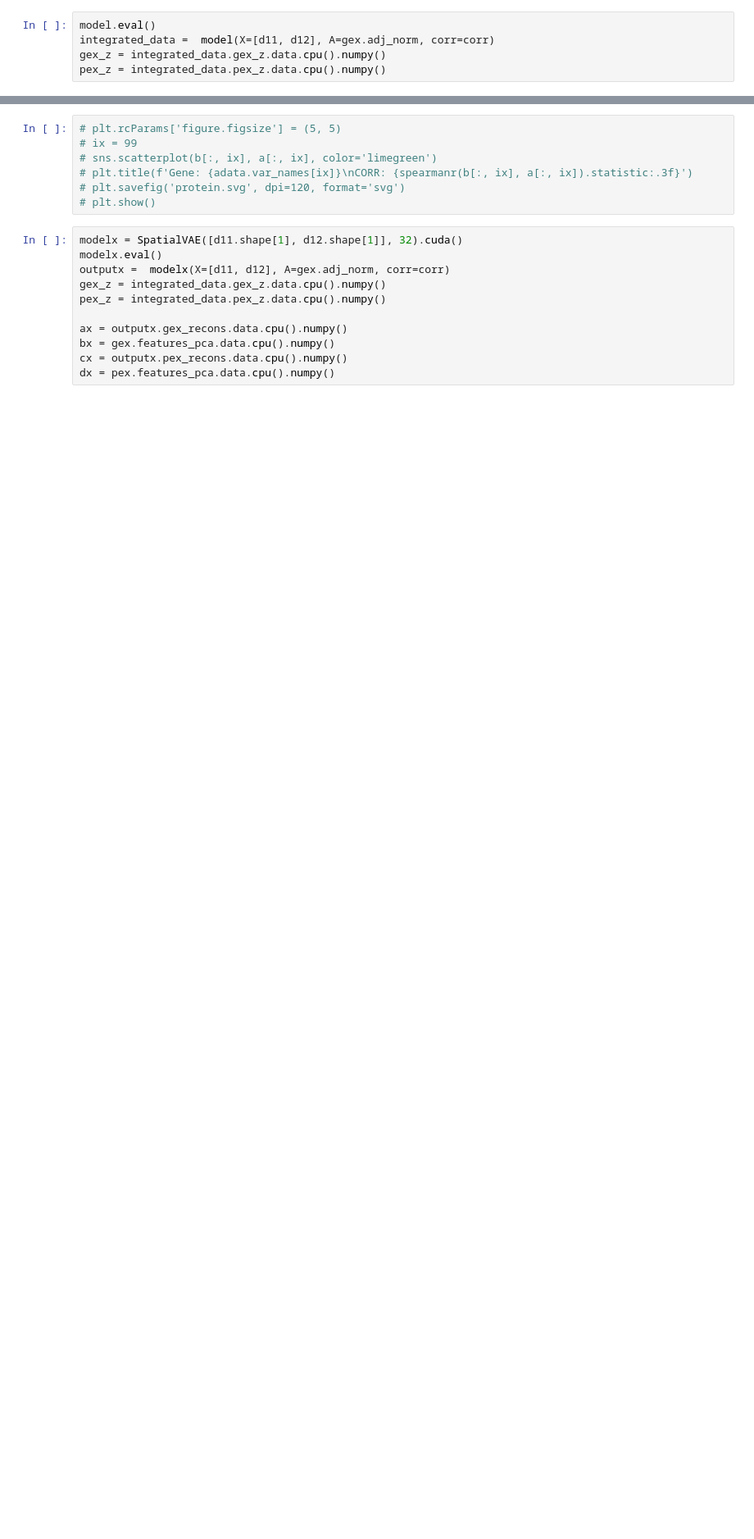
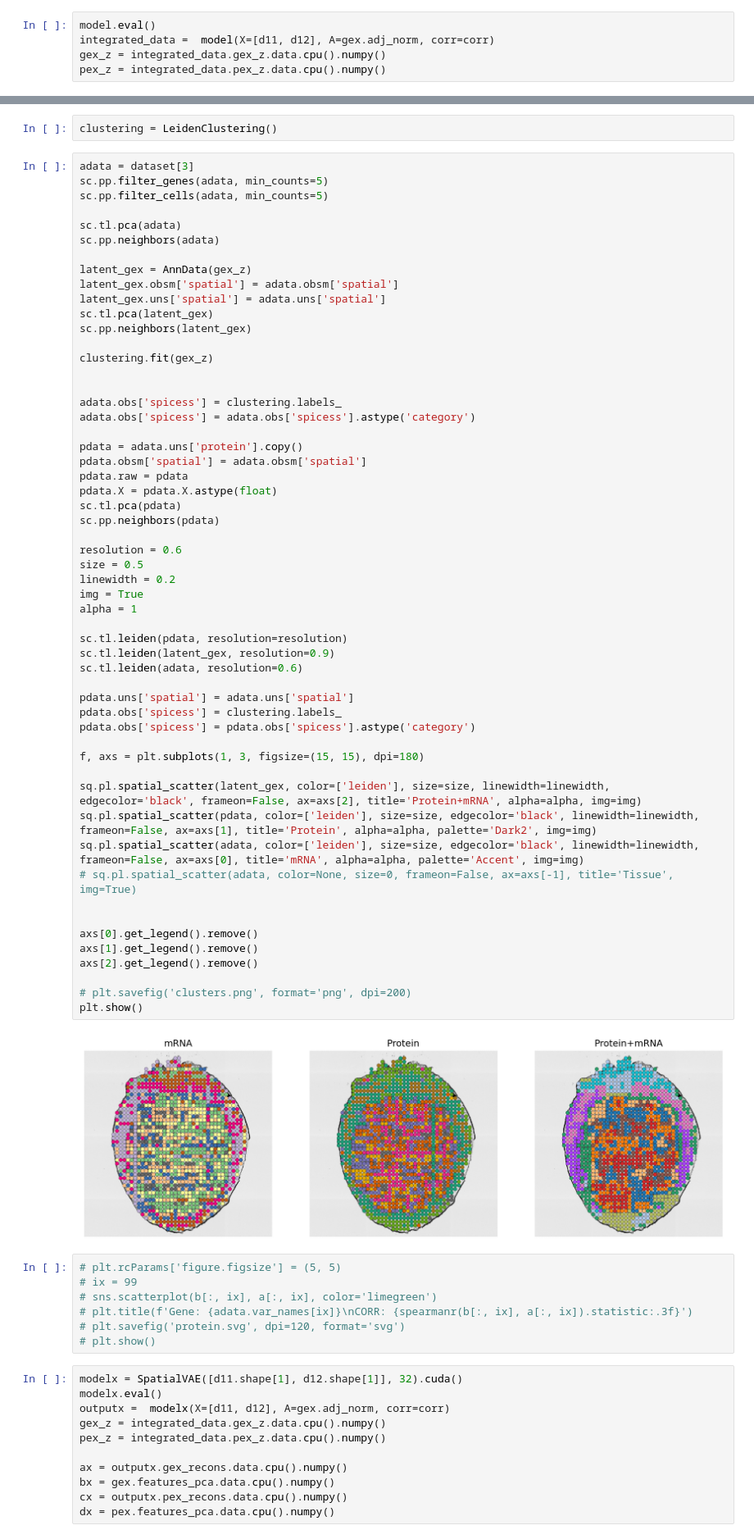
Before and after one commit to Koushul/SPICESS, a Jupyter notebook: notebooks/TwoSpice.ipynb, the cells around one changed output, grey strips where cells are left out. Shown at 82% size. Drawn from its saved outputs; the diff is of its cells as text; blank space fills up the shorter version.

```diff
--- a/notebooks/TwoSpice.ipynb
+++ b/notebooks/TwoSpice.ipynb
@@ -316,3 +327,62 @@ plt.show()
+# %%
+clustering = LeidenClustering()
+# %%
+adata = dataset[3]
+sc.pp.filter_genes(adata, min_counts=5)
+sc.pp.filter_cells(adata, min_counts=5)
+
+sc.tl.pca(adata)
+sc.pp.neighbors(adata)
+
+latent_gex = AnnData(gex_z)
+latent_gex.obsm['spatial'] = adata.obsm['spatial']
+latent_gex.uns['spatial'] = adata.uns['spatial']
+sc.tl.pca(latent_gex)
+sc.pp.neighbors(latent_gex)
+
+clustering.fit(gex_z)
+
+
+adata.obs['spicess'] = clustering.labels_
+adata.obs['spicess'] = adata.obs['spicess'].astype('category')
+
+pdata = adata.uns['protein'].copy()
+pdata.obsm['spatial'] = adata.obsm['spatial']
+pdata.raw = pdata
+pdata.X = pdata.X.astype(float)
+sc.tl.pca(pdata)
+sc.pp.neighbors(pdata)
+
+resolution = 0.6
+size = 0.5
+linewidth = 0.2
+img = True
+alpha = 1
+
+sc.tl.leiden(pdata, resolution=resolution)
+sc.tl.leiden(latent_gex, resolution=0.9)
+sc.tl.leiden(adata, resolution=0.6)
+
+pdata.uns['spatial'] = adata.uns['spatial']
+pdata.obs['spicess'] = clustering.labels_
+pdata.obs['spicess'] = pdata.obs['spicess'].astype('category')
+
+f, axs = plt.subplots(1, 3, figsize=(15, 15), dpi=180)
+
+sq.pl.spatial_scatter(latent_gex, color=['leiden'], size=size, linewidth=linewidth, edgecolor='black', frameon=False, ax=axs[2], title='Protein+mRNA', alpha=alpha, img=img)
+sq.pl.spatial_scatter(pdata, color=['leiden'], size=size, edgecolor='black', linewidth=linewidth, frameon=False, ax=axs[1], title='Protein', alpha=alpha, palette='Dark2', img=img)
+sq.pl.spatial_scatter(adata, color=['leiden'], size=size, edgecolor='black', linewidth=linewidth, frameon=False, ax=axs[0], title='mRNA', alpha=alpha, palette='Accent', img=img)
+# sq.pl.spatial_scatter(adata, color=None, size=0, frameon=False, ax=axs[-1], title='Tissue', img=True)
+
+
+axs[0].get_legend().remove()
+axs[1].get_legend().remove()
+axs[2].get_legend().remove()
+
+# plt.savefig('clusters.png', format='png', dpi=200)
+plt.show()
+# %% [output]
+[figure, added]
 # %%
 # plt.rcParams['figure.figsize'] = (5, 5)
 # ix = 99
```
Also changed, not shown: parts of 29 cells of this notebook, 2 other files.
